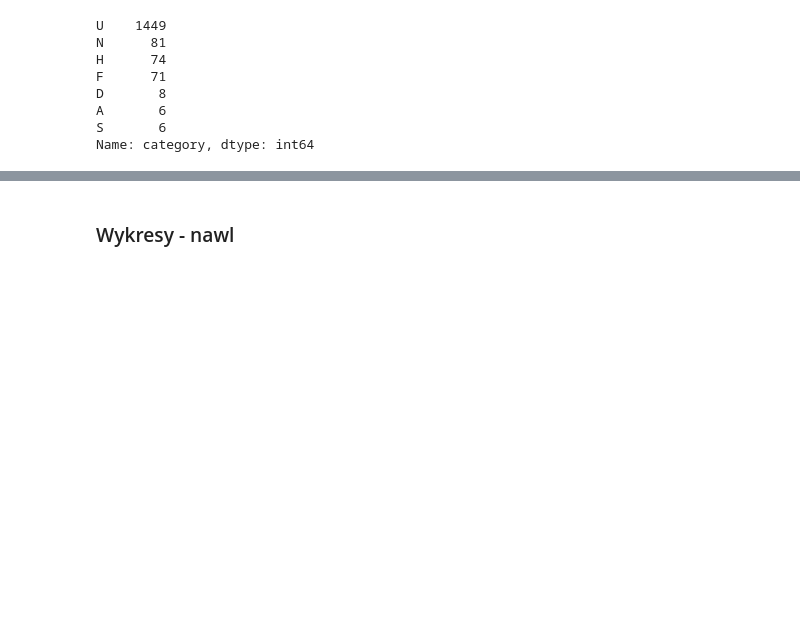
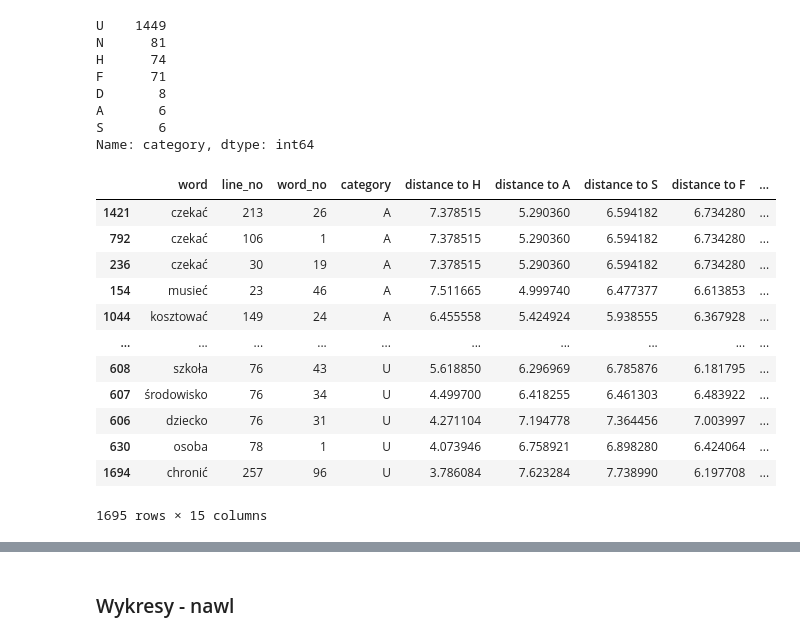
Before and after one commit to markrz12/sentiment-analysis, a Jupyter notebook: sentiment-analysis.ipynb, the cells around one changed output, grey strips where cells are left out. Drawn from its saved outputs; the diff is of its cells as text; code cells hidden in the pictures; blank space fills up the shorter version.

```diff
--- a/sentiment-analysis.ipynb
+++ b/sentiment-analysis.ipynb
@@ -42,3 +31,5 @@ data.shape
+# %%
+data = data.drop(labels=38, axis=0)
 # %% [markdown]
 ### Braki danych
 # %%
@@ -221,3 +212,19 @@ D       8
 A       6
 S       6
 Name: category, dtype: int64
+# %%
+matched_data.sort_values(by = ["category"], ascending=True, inplace=False, kind='quicksort', ignore_index=False, key=None)
+# %% [output]
+|  | word | line_no | word_no | category | distance to H | distance to A | distance to S | distance to F | ... |
+| 1421 | czekać | 213 | 26 | A | 7.378515 | 5.290360 | 6.594182 | 6.734280 | ... |
+| 792 | czekać | 106 | 1 | A | 7.378515 | 5.290360 | 6.594182 | 6.734280 | ... |
+| 236 | czekać | 30 | 19 | A | 7.378515 | 5.290360 | 6.594182 | 6.734280 | ... |
+| 154 | musieć | 23 | 46 | A | 7.511665 | 4.999740 | 6.477377 | 6.613853 | ... |
+| 1044 | kosztować | 149 | 24 | A | 6.455558 | 5.424924 | 5.938555 | 6.367928 | ... |
+| ... | ... | ... | ... | ... | ... | ... | ... | ... | ... |
+| 608 | szkoła | 76 | 43 | U | 5.618850 | 6.296969 | 6.785876 | 6.181795 | ... |
+| 607 | środowisko | 76 | 34 | U | 4.499700 | 6.418255 | 6.461303 | 6.483922 | ... |
+| 606 | dziecko | 76 | 31 | U | 4.271104 | 7.194778 | 7.364456 | 7.003997 | ... |
+| 630 | osoba | 78 | 1 | U | 4.073946 | 6.758921 | 6.898280 | 6.424064 | ... |
+| 1694 | chronić | 257 | 96 | U | 3.786084 | 7.623284 | 7.738990 | 6.197708 | ... |
+1695 rows × 15 columns
```
Also changed, not shown: parts of 5 cells of this notebook.
